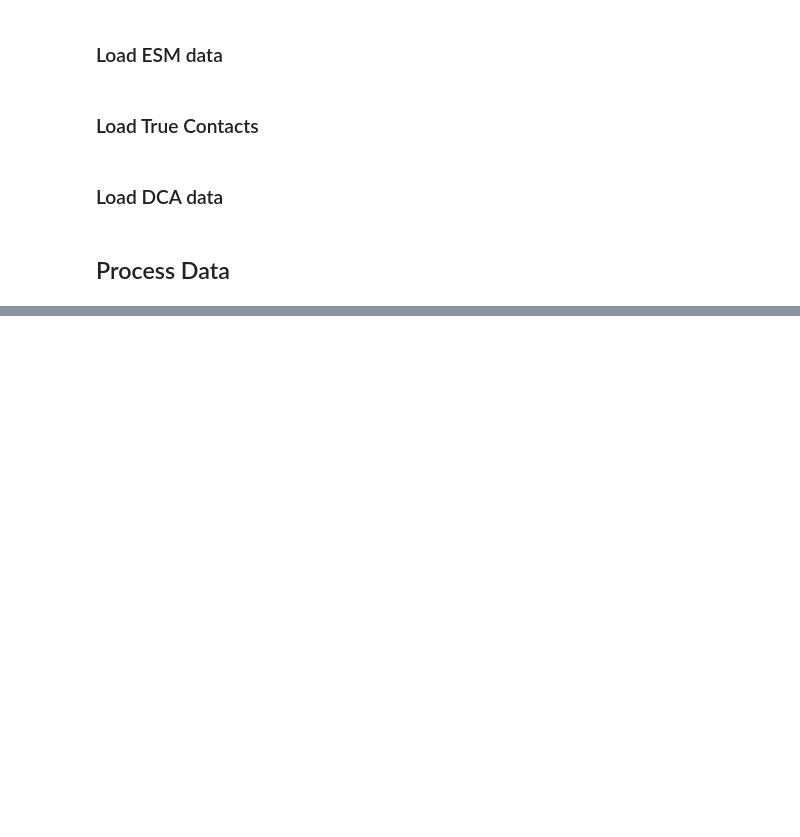
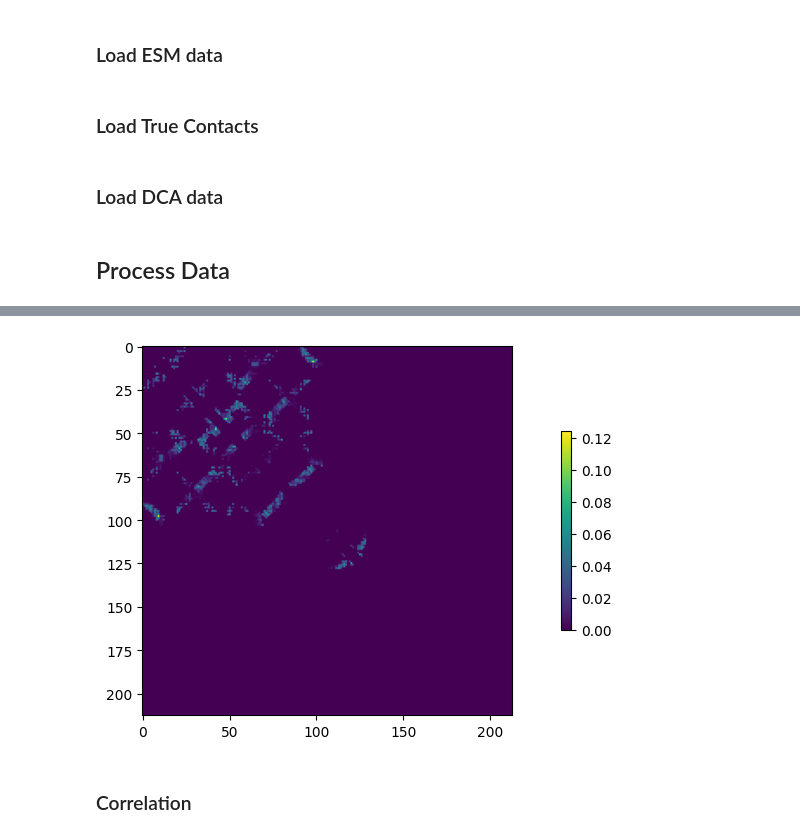
Before and after one commit to Vincent-La/cmsc702-protein-lm, a Jupyter notebook: notebooks/scoring_correlation.ipynb, the cells around one changed output, grey strips where cells are left out. Saved outputs shown, nothing was run; the diff lists cells and outputs as text; code cells hidden in the pictures; blank space fills up the shorter version.

```diff
--- a/notebooks/scoring_correlation.ipynb
+++ b/notebooks/scoring_correlation.ipynb
@@ -181,0 +183,6 @@ a.sum(axis=1).sum(axis=0) / (L * 2)
+# %%
+heatmap_creator([real_contacts_df, mfdca_df])
+# %% [output]
+[figure, added]
+# %% [markdown]
+### Correlation
```
Also changed, not shown: parts of 20 cells of this notebook, 1 other file.
